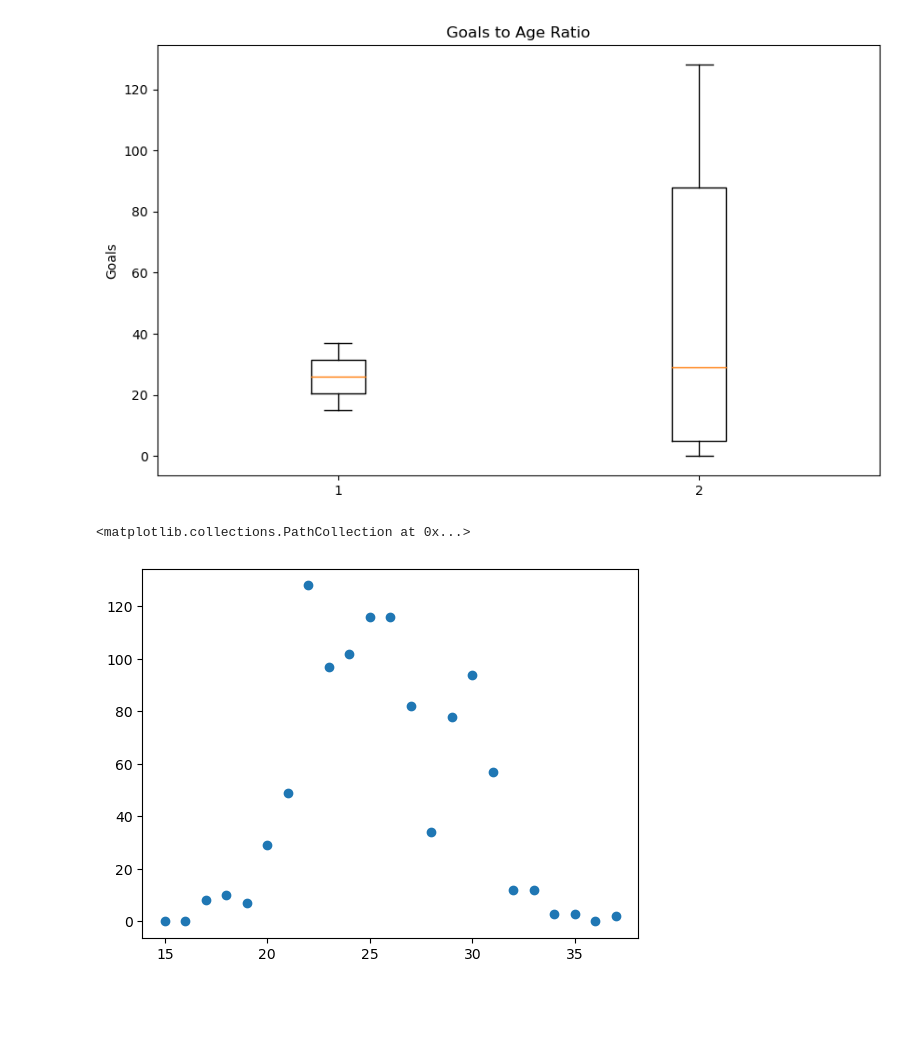
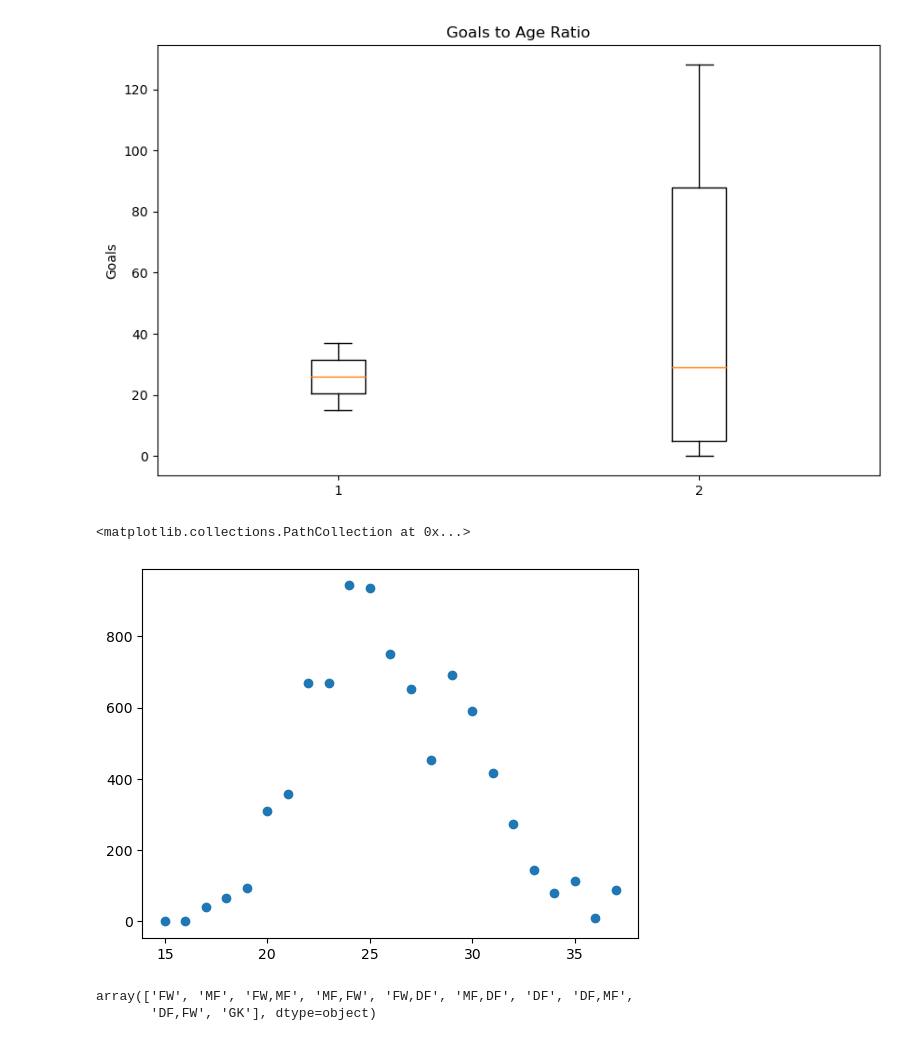
Before and after one commit to cokoli4315/Prem2022-23-data, a Jupyter notebook: Premier_league_top_scorer.ipynb, the cells around one changed output. Cells and saved outputs as stored; diff of their text form; code cells hidden in the pictures; blank space fills up the shorter version.

Commit message:
New_charts

```diff
--- a/Premier_league_top_scorer.ipynb
+++ b/Premier_league_top_scorer.ipynb
@@ -256,8 +257,20 @@ plt.title('Goals to Age Ratio')
 # %% [output]
 Text(0.5, 1.0, 'Goals to Age Ratio')
 [figure]
-# %%
-plt.scatter(x='Age',y='Total Goals',data=Age_group)
-# %% [output]
-<matplotlib.collections.PathCollection at 0x...>
-[figure, removed]
+# %%
+
+
+FullGames_group=shooting_df.groupby(by='Age')['90s_played'].sum().reset_index()
+FullGames_group.rename(columns={'90s_played':'Total_90s'},inplace=True)
+plt.scatter(x='Age',y='Total_90s',data=FullGames_group)
+# %% [output]
+<matplotlib.collections.PathCollection at 0x...>
+[figure, added]
+# %%
+from sklearn.preprocessing import LabelEncoder
+le_position = LabelEncoder()
+
+shooting_df.Pos.unique()
+# %% [output]
+array(['FW', 'MF', 'FW,MF', 'MF,FW', 'FW,DF', 'MF,DF', 'DF', 'DF,MF',
+       'DF,FW', 'GK'], dtype=object)
```
Also changed, not shown: parts of 3 cells of this notebook, 1 other file.
